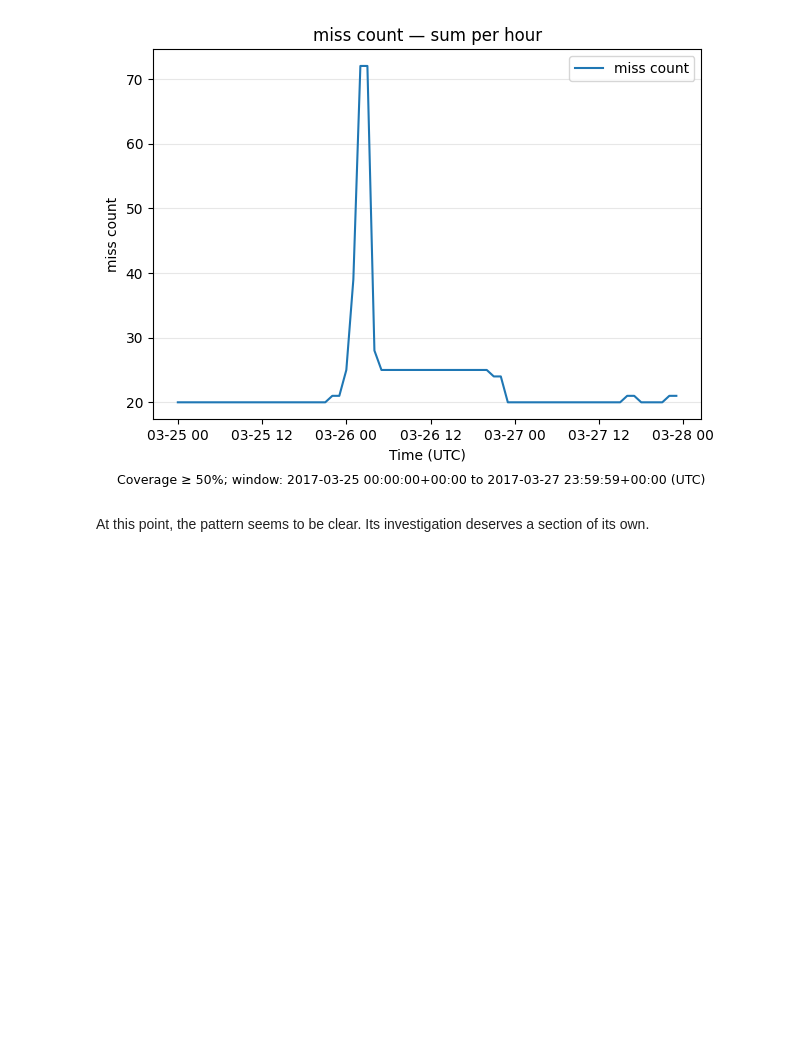
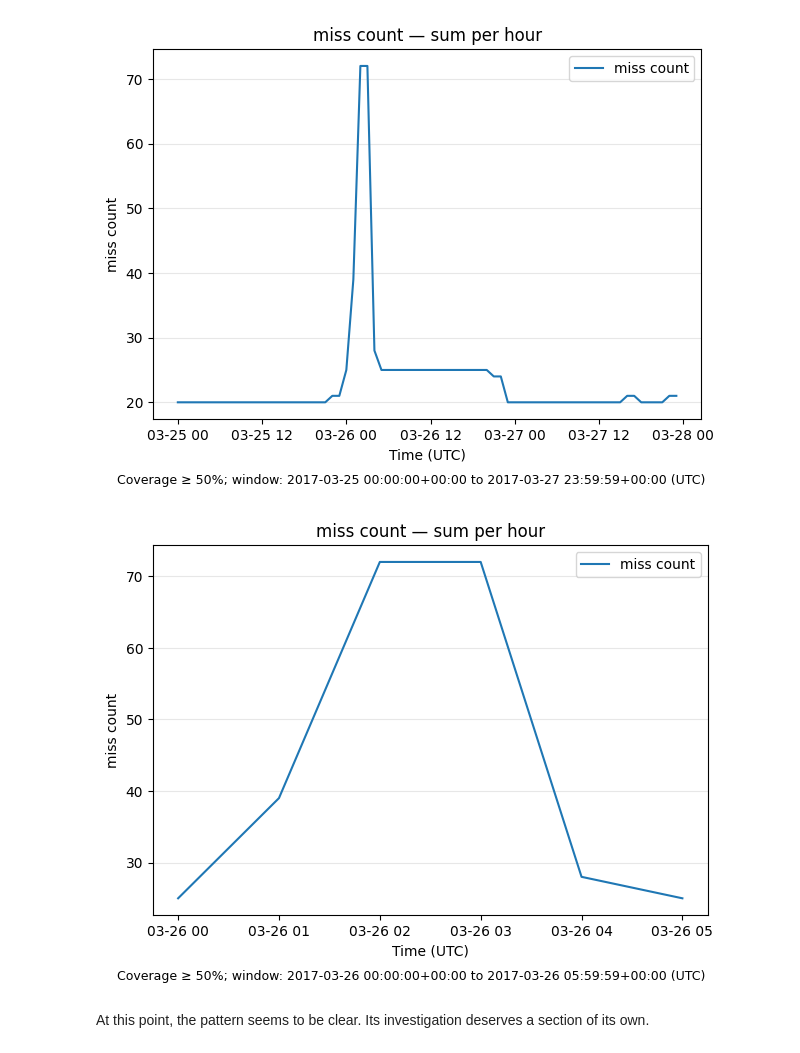
Before and after one commit to F-Skorz/electricity-demand-project, a Jupyter notebook: notebooks/01_OPSD_EDA.ipynb, the cells around one changed output. Cells and saved outputs as stored; diff of their text form; code cells hidden in the pictures; blank space fills up the shorter version.

```diff
--- a/notebooks/01_OPSD_EDA.ipynb
+++ b/notebooks/01_OPSD_EDA.ipynb
@@ -310,6 +347,19 @@ fig, ax = plotting_utils.plot_resampled(
      title=None)
 # %% [output]
 [figure]
+# %%
+fig, ax = plotting_utils.plot_resampled(
+      df=missingness_summary_df,
+      start_date="2017-03-26 00:00",
+          end_date="2017-03-26 05:59:59",
+          column="miss_count",
+          granularity="H",
+          time_col="utc_timestamp",
+          how="sum",
+     coverage_threshold=0.5,
+     title=None)
+# %% [output]
+[figure, added]
 # %% [markdown]
 At this point, the pattern seems to be clear. Its investigation deserves a section of its own.
 # %% [markdown]
```
Also changed, not shown: parts of 26 cells of this notebook.
